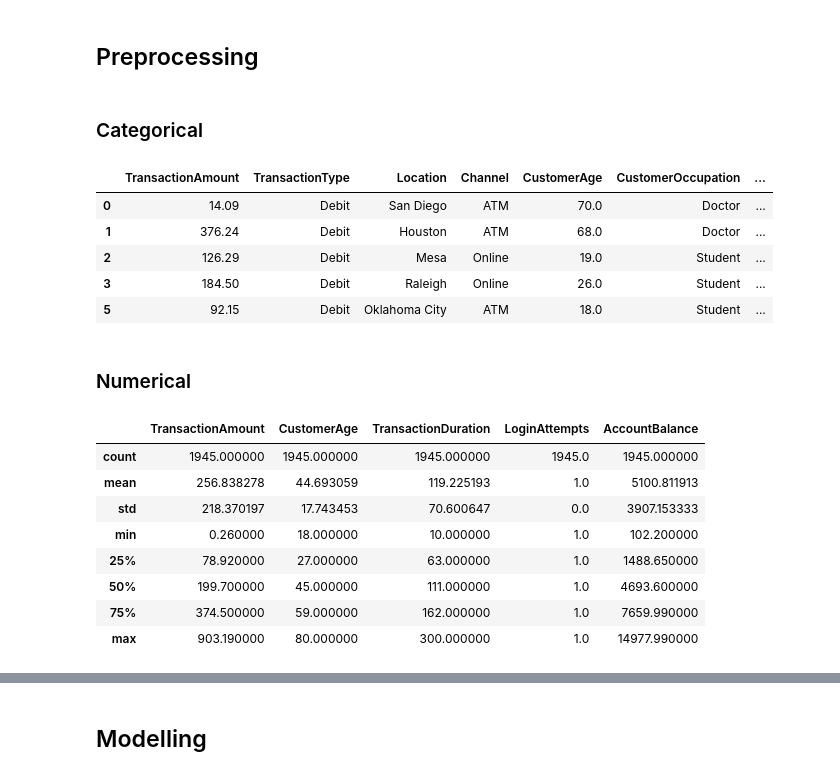
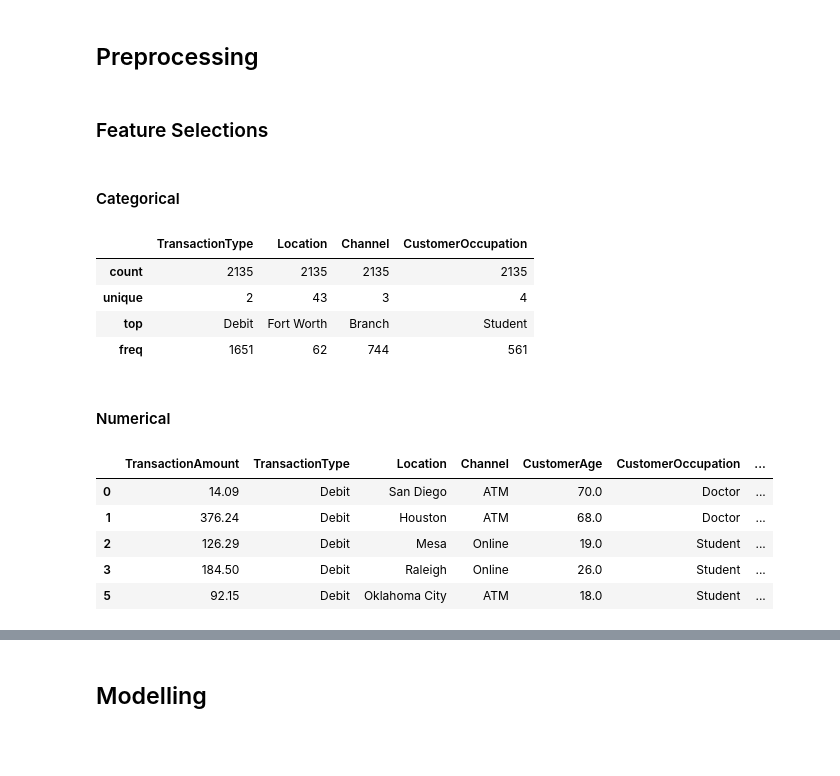
Before and after one commit to muchammadwr/bank-segmentation-customers, a Jupyter notebook: clustering.ipynb, the cells around one changed output, grey strips where cells are left out. Drawn from its saved outputs; the diff is of its cells as text; code cells hidden in the pictures; blank space fills up the shorter version.

```diff
--- a/clustering.ipynb
+++ b/clustering.ipynb
@@ -285,3 +645,5 @@ plt.show()
 [figure]
 # %% [markdown]
 ## Preprocessing
+# %% [markdown]
+### Feature Selections
@@ -288,23 +672,25 @@ plt.show()
 # %% [markdown]
-### Categorical
+#### Categorical
 # %%
 cols_to_drop = [col for col in df.columns if
                 "id" in col.lower() or
                 'ip' in col.lower() or
                 'date' in col.lower()]
 
 
 df = df.drop(columns=cols_to_drop)
-df.head()
+
+categorical_cols = df.select_dtypes(include='object').columns.tolist()
+
+df[categorical_cols].describe()
 # %% [output]
-|  | TransactionAmount | TransactionType | Location | Channel | CustomerAge | CustomerOccupation | ... |
-| 0 | 14.09 | Debit | San Diego | ATM | 70.0 | Doctor | ... |
-| 1 | 376.24 | Debit | Houston | ATM | 68.0 | Doctor | ... |
-| 2 | 126.29 | Debit | Mesa | Online | 19.0 | Student | ... |
-| 3 | 184.50 | Debit | Raleigh | Online | 26.0 | Student | ... |
-| 5 | 92.15 | Debit | Oklahoma City | ATM | 18.0 | Student | ... |
+|  | TransactionType | Location | Channel | CustomerOccupation |
+| count | 2135 | 2135 | 2135 | 2135 |
+| unique | 2 | 43 | 3 | 4 |
+| top | Debit | Fort Worth | Branch | Student |
+| freq | 1651 | 62 | 744 | 561 |
 # %% [markdown]
-### Numerical
+#### Numerical
 # %%
 # Handling Outlier Data
 
@@ -319,14 +705,11 @@ for col in numerical_cols:
 
     df = df[(df[col] >= lower_bound) & (df[col] <= upper_bound)]
 
-df.describe()
+df.head()
 # %% [output]
-|  | TransactionAmount | CustomerAge | TransactionDuration | LoginAttempts | AccountBalance |
-| count | 1945.000000 | 1945.000000 | 1945.000000 | 1945.0 | 1945.000000 |
-| mean | 256.838278 | 44.693059 | 119.225193 | 1.0 | 5100.811913 |
-| std | 218.370197 | 17.743453 | 70.600647 | 0.0 | 3907.153333 |
-| min | 0.260000 | 18.000000 | 10.000000 | 1.0 | 102.200000 |
-| 25% | 78.920000 | 27.000000 | 63.000000 | 1.0 | 1488.650000 |
-| 50% | 199.700000 | 45.000000 | 111.000000 | 1.0 | 4693.600000 |
-| 75% | 374.500000 | 59.000000 | 162.000000 | 1.0 | 7659.990000 |
-| max | 903.190000 | 80.000000 | 300.000000 | 1.0 | 14977.990000 |
+|  | TransactionAmount | TransactionType | Location | Channel | CustomerAge | CustomerOccupation | ... |
+| 0 | 14.09 | Debit | San Diego | ATM | 70.0 | Doctor | ... |
+| 1 | 376.24 | Debit | Houston | ATM | 68.0 | Doctor | ... |
+| 2 | 126.29 | Debit | Mesa | Online | 19.0 | Student | ... |
+| 3 | 184.50 | Debit | Raleigh | Online | 26.0 | Student | ... |
+| 5 | 92.15 | Debit | Oklahoma City | ATM | 18.0 | Student | ... |
```
Also changed, not shown: parts of 41 cells of this notebook.
